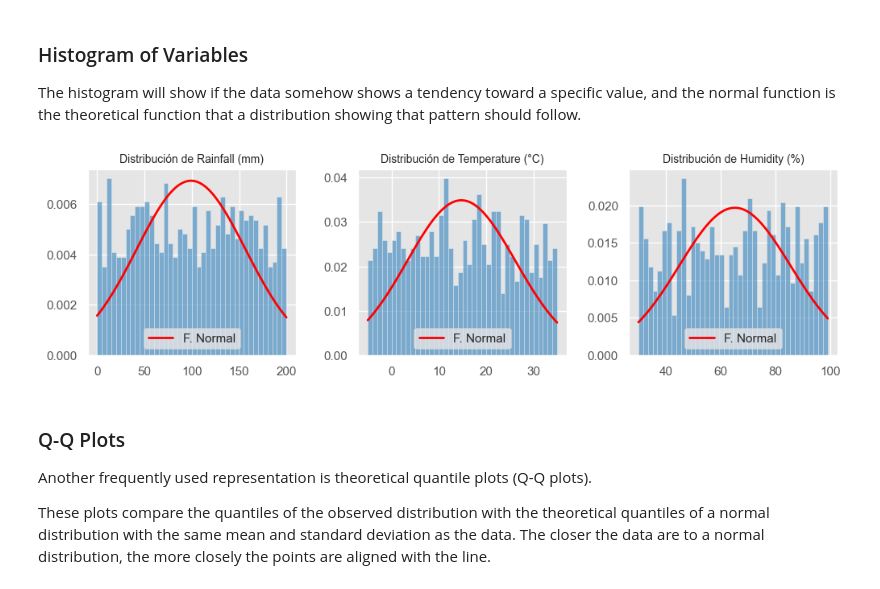
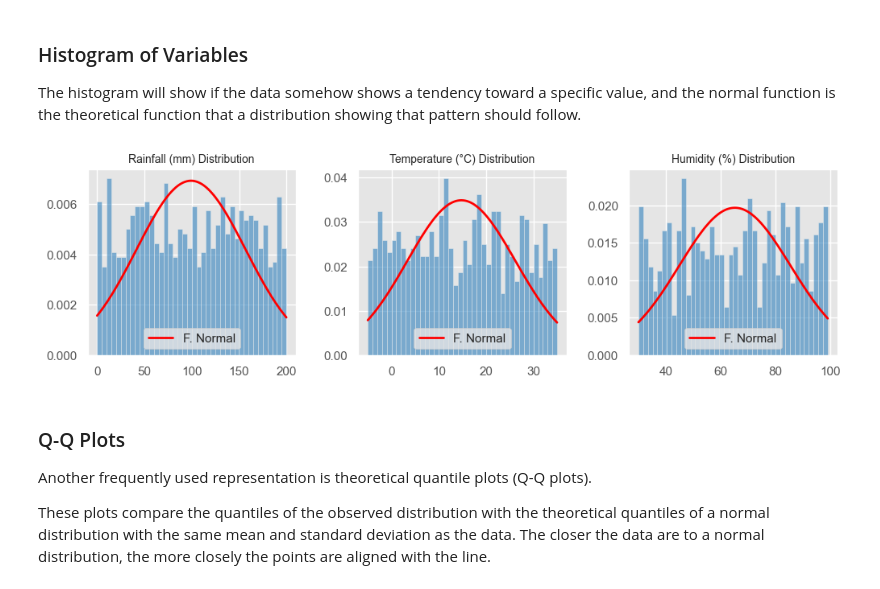
Before and after one commit to Luitz1/Projects, a Jupyter notebook: Data Analyst Projects/1_example_weather/exp_weather_1.ipynb, the cells around one changed output. Cells and saved outputs as stored; diff of their text form; code cells hidden in the pictures.

```diff
--- a/Data Analyst Projects/1_example_weather/exp_weather_1.ipynb
+++ b/Data Analyst Projects/1_example_weather/exp_weather_1.ipynb
@@ -194,36 +194,36 @@ df_var = data[['Rainfall (mm)','Temperature (°C)', 'Humidity (%)']]
 # %%
 num_columns = len(df_var.columns)
 
 fig, ax = plt.subplots(1, 3,figsize=(12,3))
 ax = ax.flatten()
 
 for idx, column in enumerate(df_var):
     df_temp = df_var[column]
     mu, sigma = stats.norm.fit(df_temp)
     x_hat = np.linspace(min(df_temp), max(df_temp), num = 100)
     y_hat = stats.norm.pdf(x_hat,mu,sigma)
 
     #  -----------  Linear normal distribution graphs
     ax[idx].plot(x_hat, y_hat,
                  linewidth = 2, label = "F. Normal", color = "red")
 
     #  -----------  Histogram graphs
     ax[idx].hist(x=df_temp,
                  density=True, bins=40, color="#3182bd", alpha=0.6)
 
-    ax[idx].set_title(f'Distribución de {column}',fontsize = 10)
-    ax[idx].set_ylabel('Densidad de probabilidad')
+    ax[idx].set_title(f'{column} Distribution',fontsize = 10)
+    ax[idx].set_ylabel('Probability density')
     ax[idx].legend(loc='lower center', bbox_to_anchor=(0.5, 0), ncol=1)
 
 #  ---------------  Remove titles from the Y axes
 for ax in ax:
     ax.set_ylabel("")
 
 #  ---------------  Adjust the space between subplots
 plt.subplots_adjust(hspace=0.5)
 plt.subplots_adjust(wspace=0.3)
 # %% [output]
-[figure, old version]
+[figure, new version]
 # %% [markdown]
 ### Q-Q Plots
 Another frequently used representation is theoretical quantile plots (Q-Q plots).
```
Also changed, not shown: parts of 2 cells of this notebook.
